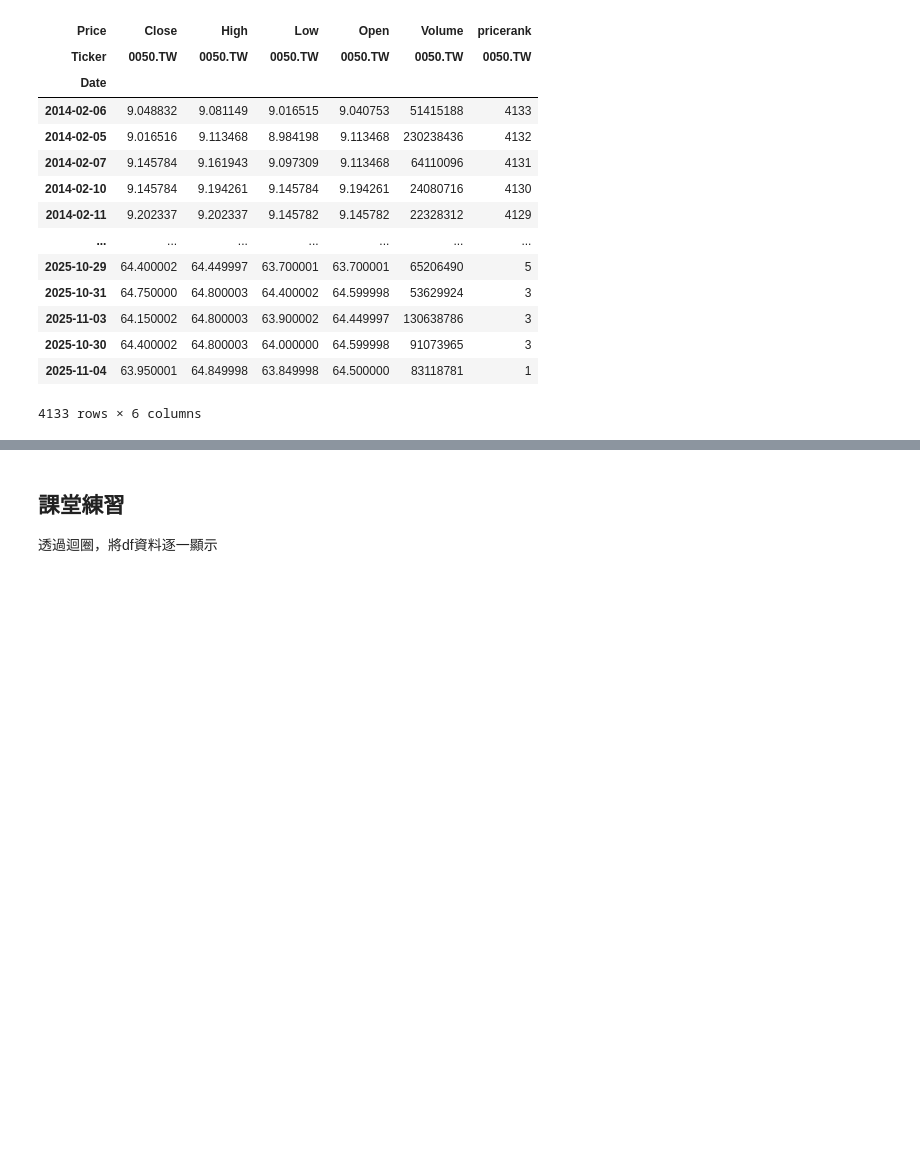
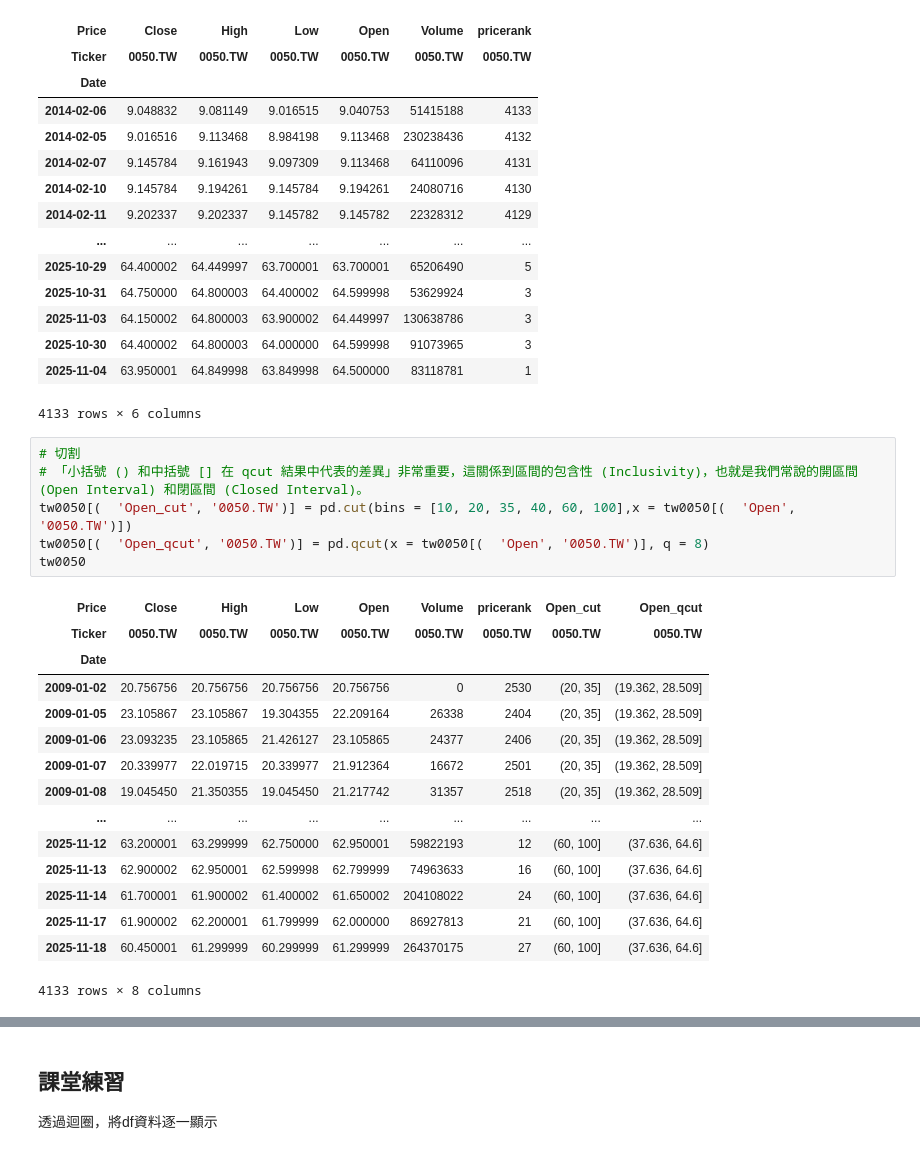
Before and after one commit to RayWang98/class_20251113, a Jupyter notebook: class_info.ipynb, the cells around one changed output, grey strips where cells are left out. Drawn from its saved outputs; the diff is of its cells as text; blank space fills up the shorter version.

```diff
--- a/class_info.ipynb
+++ b/class_info.ipynb
@@ -197,4 +197,26 @@ tw0050.sort_values(by = [(  'pricerank', '0050.TW')], ascending = False)
 | 2025-10-30 | 64.400002 | 64.800003 | 64.000000 | 64.599998 | 91073965 | 3 |
 | 2025-11-04 | 63.950001 | 64.849998 | 63.849998 | 64.500000 | 83118781 | 1 |
 4133 rows × 6 columns
+# %%
+# 切割
+# 「小括號 () 和中括號 [] 在 qcut 結果中代表的差異」非常重要，這關係到區間的包含性 (Inclusivity)，也就是我們常說的開區間 (Open Interval) 和閉區間 (Closed Interval)。
+tw0050[(  'Open_cut', '0050.TW')] = pd.cut(bins = [10, 20, 35, 40, 60, 100],x = tw0050[(  'Open', '0050.TW')])
+tw0050[(  'Open_qcut', '0050.TW')] = pd.qcut(x = tw0050[(  'Open', '0050.TW')], q = 8)
+tw0050
+# %% [output]
+| Price | Close | High | Low | Open | Volume | pricerank | Open_cut | Open_qcut |
+| Ticker | 0050.TW | 0050.TW | 0050.TW | 0050.TW | 0050.TW | 0050.TW | 0050.TW | 0050.TW |
+| Date |  |  |  |  |  |  |  |  |
+| 2009-01-02 | 20.756756 | 20.756756 | 20.756756 | 20.756756 | 0 | 2530 | (20, 35] | (19.362, 28.509] |
+| 2009-01-05 | 23.105867 | 23.105867 | 19.304355 | 22.209164 | 26338 | 2404 | (20, 35] | (19.362, 28.509] |
+| 2009-01-06 | 23.093235 | 23.105865 | 21.426127 | 23.105865 | 24377 | 2406 | (20, 35] | (19.362, 28.509] |
+| 2009-01-07 | 20.339977 | 22.019715 | 20.339977 | 21.912364 | 16672 | 2501 | (20, 35] | (19.362, 28.509] |
+| 2009-01-08 | 19.045450 | 21.350355 | 19.045450 | 21.217742 | 31357 | 2518 | (20, 35] | (19.362, 28.509] |
+| ... | ... | ... | ... | ... | ... | ... | ... | ... |
+| 2025-11-12 | 63.200001 | 63.299999 | 62.750000 | 62.950001 | 59822193 | 12 | (60, 100] | (37.636, 64.6] |
+| 2025-11-13 | 62.900002 | 62.950001 | 62.599998 | 62.799999 | 74963633 | 16 | (60, 100] | (37.636, 64.6] |
+| 2025-11-14 | 61.700001 | 61.900002 | 61.400002 | 61.650002 | 204108022 | 24 | (60, 100] | (37.636, 64.6] |
+| 2025-11-17 | 61.900002 | 62.200001 | 61.799999 | 62.000000 | 86927813 | 21 | (60, 100] | (37.636, 64.6] |
+| 2025-11-18 | 60.450001 | 61.299999 | 60.299999 | 61.299999 | 264370175 | 27 | (60, 100] | (37.636, 64.6] |
+4133 rows × 8 columns
 # %%
```
Also changed, not shown: parts of 4 cells of this notebook, 3 other files.
